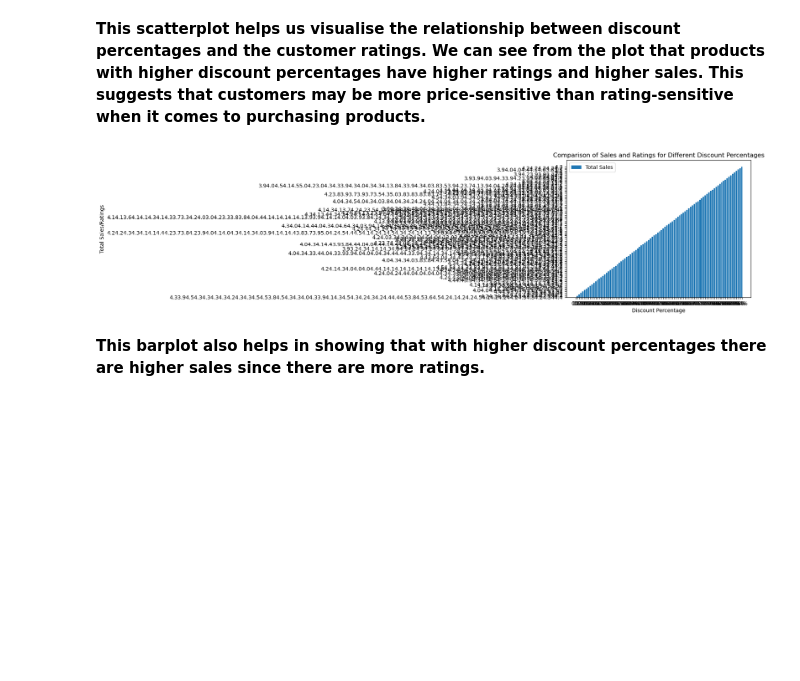
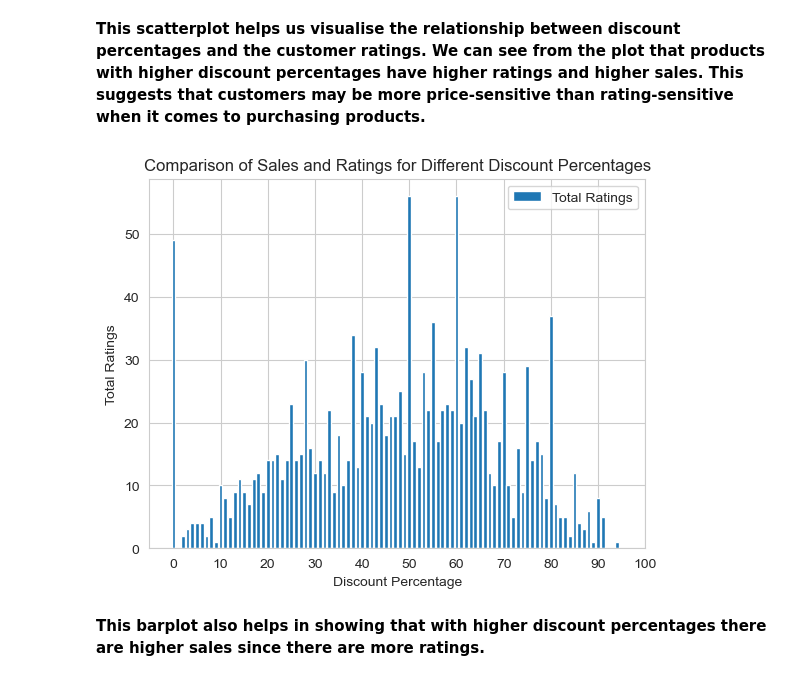
Before and after one commit to ubco-W2022T2-data301/project-group-group61, a Jupyter notebook: analysis/analysis1.ipynb, the cells around one changed output. Cells and saved outputs as stored; diff of their text form; code cells hidden in the pictures; blank space fills up the shorter version.

```diff
--- a/analysis/analysis1.ipynb
+++ b/analysis/analysis1.ipynb
@@ -363,18 +407,17 @@ plt.show()
 # %% [markdown]
 **This scatterplot helps us visualise the relationship between discount percentages and the customer ratings. We can see from the plot that products with higher discount percentages have higher ratings and higher sales. This suggests that customers may be more price-sensitive than rating-sensitive when it comes to purchasing products.**
 # %%
-df_grouped = df.groupby("discount_percentage").agg({"rating": "sum"}).reset_index()
+df_grouped = df.groupby("discount_percentage").agg({"rating": "count"}).reset_index()
 
-plt.bar(df_grouped["discount_percentage"], df_grouped["rating"], label="Total Sales")
+plt.bar(df_grouped["discount_percentage"], df_grouped["rating"], label="Total Ratings")
 plt.xlabel("Discount Percentage")
-plt.ylabel("Total Sales/Ratings")
+plt.ylabel("Total Ratings")
 plt.title("Comparison of Sales and Ratings for Different Discount Percentages")
 plt.legend()
+plt.xticks(list(range(0, 101, 10)))
 plt.show()
-
-#I can't understand how to fix the axis labels. I tried rotating them, but it is still not working
 # %% [output]
-[figure, old version]
+[figure, new version]
 # %% [markdown]
 **This barplot also helps in showing that with higher discount percentages there are higher sales since there are more ratings.**
 # %% [markdown]
```
Also changed, not shown: parts of 18 cells of this notebook, 3 other files.
